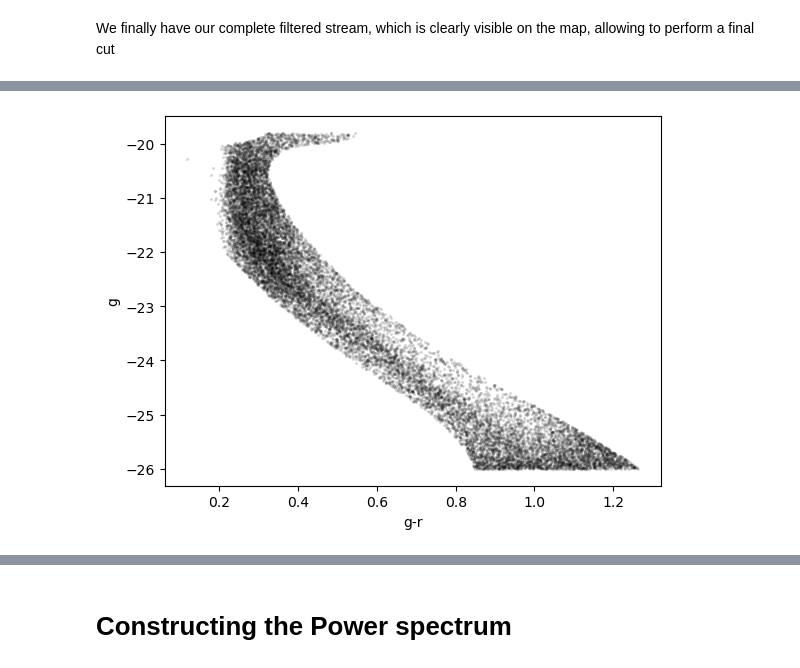
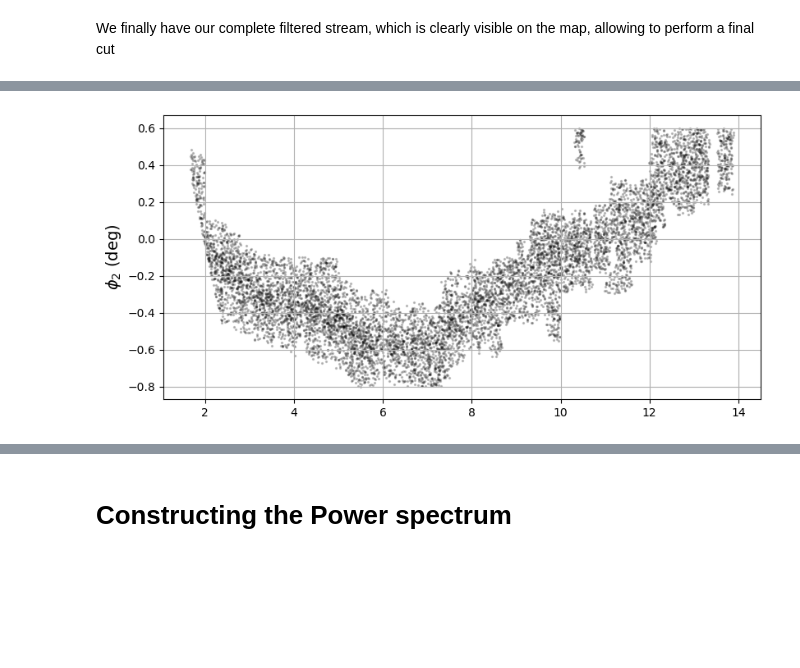
Before and after one commit to johannct/stream_sim, a Jupyter notebook: notebooks/stellar_stram_powers_pectrum.ipynb, the cells around one changed output, grey strips where cells are left out. Drawn from its saved outputs; the diff is of its cells as text; code cells hidden in the pictures; blank space fills up the shorter version.

```diff
--- a/notebooks/stellar_stram_powers_pectrum.ipynb
+++ b/notebooks/stellar_stram_powers_pectrum.ipynb
@@ -506,7 +518,8 @@ We apply 2 methods of stream search:
  - density map analysis, to estimate the region the streams belong to, within the fov
 # %%
 ###We load the file computed from injection_Lsst_updated
-data_file = f"../data/Filtered_Peppered_Pal5_stars.csv"  # Path to the saved CSV
+# data_file = f"../data/Filtered_30impacts_Pal5_stars.csv"  # Path to the saved CSV
+data_file = f"../data/Filtered_30impacts_Pal5_stars.csv"  # For the smooth stream
 Mag_Filtered_stars = pd.read_csv(data_file)
 Mag_Filtered_stars[Mag_Filtered_stars['flag']=='1']
 # %% [output]
@@ -532,7 +545,7 @@ The function employs a simple method:
 - returns as output a filtered 2D histogram as well as the table of stars that were kept.
 # %%
 premask = (Mag_Filtered_stars['ra']<70) & (Mag_Filtered_stars['ra']>53) & (Mag_Filtered_stars['dec']<-27)
-Density_Filtering =sutils.StreamDensityFiltering(data=Mag_Filtered_stars[premask], bins=(130,130), threshold=1.54, buffer=2)
+Density_Filtering =sutils.StreamDensityFiltering(data=Mag_Filtered_stars[premask], bins=(130,130), threshold=1.5, buffer=2)
 #plot
 %matplotlib inline
 Density_Filtering.plot(filtered=True, cmap='inferno')
@@ -581,12 +594,13 @@ Filtered_stars_phi12
 # %% [markdown]
 We finally have our complete filtered stream, which is clearly visible on the map, allowing to perform a final cut
 # %%
-final_mask = (Filtered_stars_phi12.phi1>-1) & (Filtered_stars_phi12.phi1<16) & (Filtered_stars_phi12.phi2<0.8) & (Filtered_stars_phi12.phi2>-0.3)
+final_mask = (Filtered_stars_phi12.phi1>-0.8) & (Filtered_stars_phi12.phi1<14) & (Filtered_stars_phi12.phi2<0.6) & (Filtered_stars_phi12.phi2>-0.8)
 final_stream = Filtered_stars_phi12[final_mask]
 
 plt.figure(figsize=(8,4))
 plt.scatter(final_stream.phi1, final_stream.phi2, alpha=0.2,s=2, color='k')
 plt.xlabel(r"$\phi_1$ (deg)")
 plt.ylabel(r"$\phi_2$ (deg)")
+plt.tight_layout()
 plt.show()
 # %% [output]
@@ -593,0 +610,10 @@ plt.show()
+# %%
+Density_Filtering_test =sutils.StreamDensityFiltering(data=final_stream, bins=(130,130), threshold=14, buffer=3)
+#plot
+Density_Filtering_test.plot(filtered=True, cmap='inferno')
+
+
+#table
+final_stream2 = Density_Filtering_test.values()
+# _, Filtered_hist = Density_Filtering.values(return_hist=True)
+# Filtered_stars_test[Filtered_stars_test['flag']=='1']
@@ -594,9 +622,21 @@ plt.show()
 # %%
+plt.figure(figsize=(8,4))
+# plt.subplot(121)
+final_mask2 = np.logical_not( ((final_stream2.phi1>10) & (final_stream2.phi1<14) & (final_stream2.phi2<-0.3)) |
+                ((final_stream2.phi1>3.5) & (final_stream2.phi1<9) & (final_stream2.phi2>-0.1)) |
+                ((final_stream2.phi1>0.5) & (final_stream2.phi1<1.5) & (final_stream2.phi2<-0.2)) |
+                ((final_stream2.phi1>2) & (final_stream2.phi1<2.5) & (final_stream2.phi2>0.1)) )
+final_stream3 = final_stream2[final_mask2]
+plt.scatter(final_stream3.phi1, final_stream3.phi2, alpha=0.2,s=2, color='k')
+# plt.xlabel(r"$\phi_1$ (deg)", fontsize=14)
+plt.tight_layout()
+plt.ylabel(r"$\phi_2$ (deg)", fontsize=14)
 
-plt.figure()
-plt.scatter(final_stream.mag_g - final_stream.mag_r, -final_stream.mag_g, alpha=0.1,s=2, color='k')
-plt.ylabel("g")
-plt.xlabel("g-r")
+# plt.subplot(122)
+# plt.scatter(final_stream2.mag_g - final_stream2.mag_r, -final_stream2.mag_g, alpha=0.1,s=3, color='k')
+# plt.ylabel("g", fontsize=14)
+# plt.xlabel("g-r", fontsize=14)
+plt.grid()
 plt.show()
 # %% [output]
-[figure, old version]
+[figure, new version]
```
Also changed, not shown: parts of 38 cells of this notebook, 2 other files.
